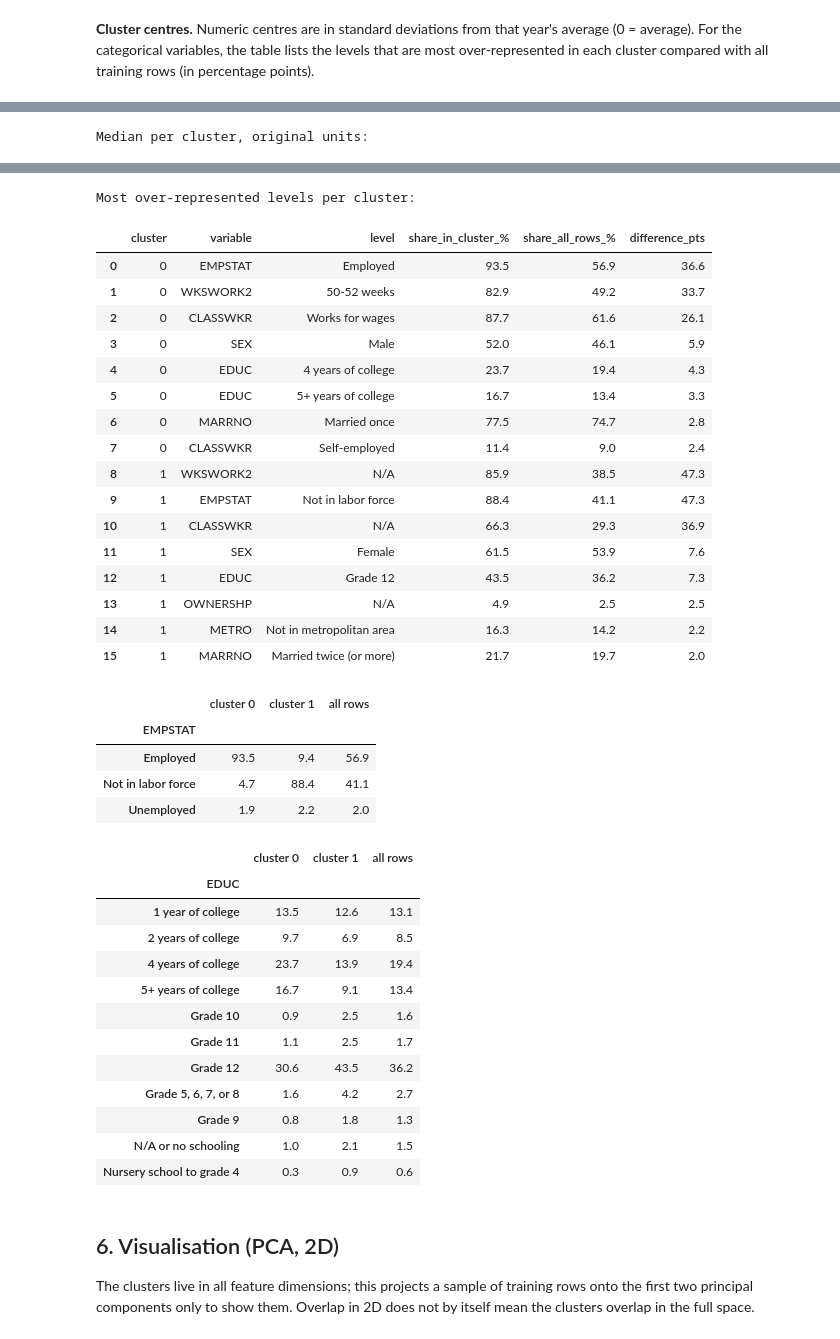
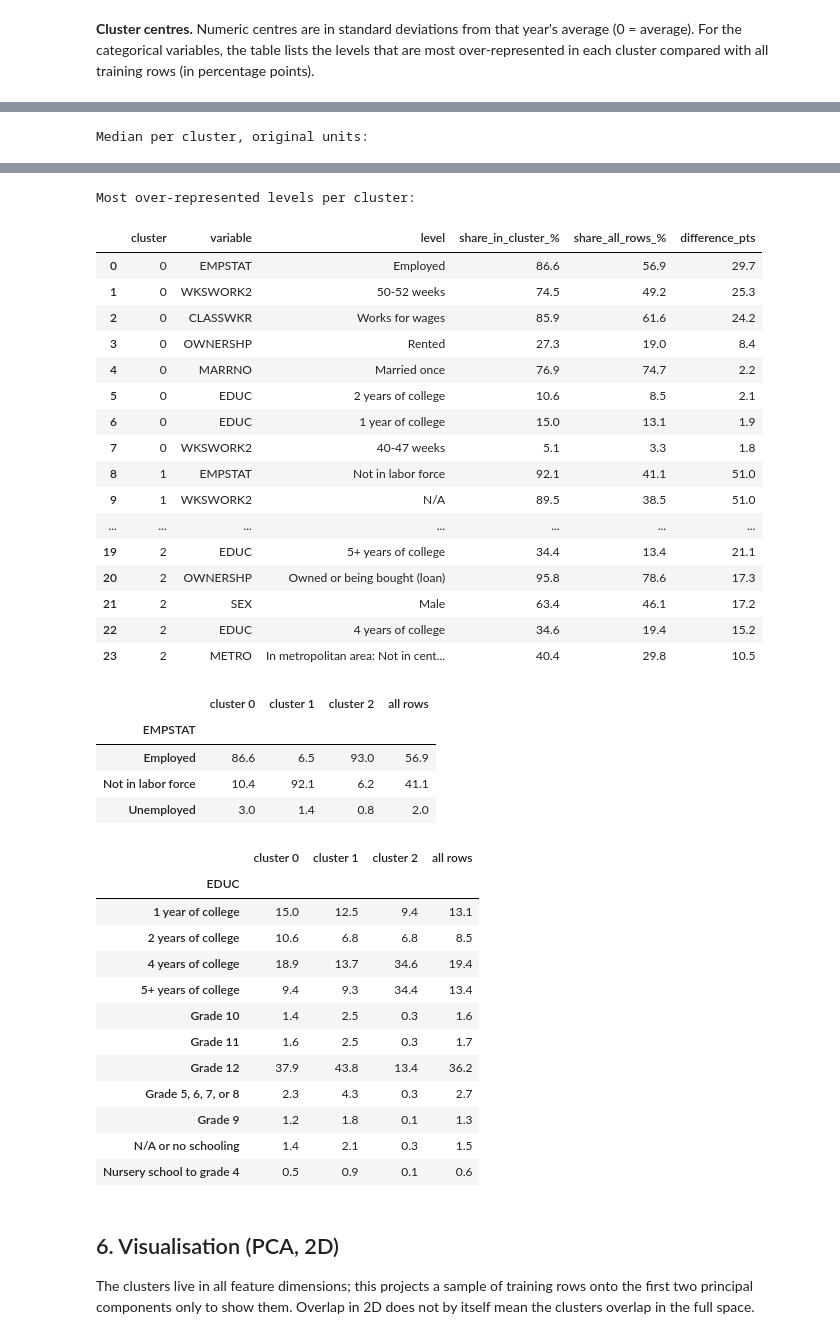
Before and after one commit to borodooovitsyn/divorce-analysis, a Jupyter notebook: KMeans_Clustering.ipynb, the cells around one changed output, grey strips where cells are left out. Saved outputs shown, nothing was run; the diff lists cells and outputs as text; code cells hidden in the pictures.

Commit message:
Logistic regression 1st version added
+ tested K=3 for clustering

```diff
--- a/KMeans_Clustering.ipynb
+++ b/KMeans_Clustering.ipynb
@@ -239,6 +239,8 @@ save_fig(fig, "kmeans_choose_k")
 Full k-means (Lloyd's algorithm) with the chosen k on **all** training rows. Test rows are then assigned to the
 nearest centre: if the indices are similar on both, the clusters are not an artefact of the training sample.
 # %%
+rng = np.random.default_rng(SEED)
+K=3
 t0 = time.time()
 km = KMeans(n_clusters=K, n_init=3, random_state=SEED).fit(X_tr)
 lab_tr, lab_te = km.labels_, km.predict(X_te)
@@ -267,6 +269,7 @@ KMeans k=2 on 4,513,467 rows: 10s, 12 iterations
 The divorce rates are weighted with `PERWT`, so they compare directly with the population rate. A cluster well
 above the overall rate is a group with a high share of recent divorces.
 # %%
+K=3
 def wrate(mask):
     return 100 * np.average(y[mask], weights=w[mask]) if mask.any() else np.nan
 
@@ -319,6 +325,7 @@ Share of each cluster's rows from each year (%):
 categorical variables, the table lists the levels that are most over-represented in each cluster compared with
 all training rows (in percentage points).
 # %%
+K = 3
 centres = pd.DataFrame(km.cluster_centers_, columns=FEATURES)
 num_c = centres[NUM_COLS]
 fig, ax = plt.subplots(figsize=(0.75 * len(NUM_COLS) + 2, 0.5 * K + 1.5))
@@ -350,4 +358,5 @@ with pd.option_context("display.max_colwidth", None):
 # %%
+K = 3
 # Clusters in original units (training rows). Values are cleaned (capped, imputed) but not scaled.
 tr_df = df.loc[train].assign(cluster=lab_tr)
 
@@ -419,39 +428,39 @@ Median per cluster, original units:
 Most over-represented levels per cluster:
 |  | cluster | variable | level | share_in_cluster_% | share_all_rows_% | difference_pts |
-| 0 | 0 | EMPSTAT | Employed | 93.5 | 56.9 | 36.6 |
-| 1 | 0 | WKSWORK2 | 50-52 weeks | 82.9 | 49.2 | 33.7 |
-| 2 | 0 | CLASSWKR | Works for wages | 87.7 | 61.6 | 26.1 |
-| 3 | 0 | SEX | Male | 52.0 | 46.1 | 5.9 |
-| 4 | 0 | EDUC | 4 years of college | 23.7 | 19.4 | 4.3 |
-| 5 | 0 | EDUC | 5+ years of college | 16.7 | 13.4 | 3.3 |
-| 6 | 0 | MARRNO | Married once | 77.5 | 74.7 | 2.8 |
-| 7 | 0 | CLASSWKR | Self-employed | 11.4 | 9.0 | 2.4 |
-| 8 | 1 | WKSWORK2 | N/A | 85.9 | 38.5 | 47.3 |
-| 9 | 1 | EMPSTAT | Not in labor force | 88.4 | 41.1 | 47.3 |
-| 10 | 1 | CLASSWKR | N/A | 66.3 | 29.3 | 36.9 |
-| 11 | 1 | SEX | Female | 61.5 | 53.9 | 7.6 |
-| 12 | 1 | EDUC | Grade 12 | 43.5 | 36.2 | 7.3 |
-| 13 | 1 | OWNERSHP | N/A | 4.9 | 2.5 | 2.5 |
-| 14 | 1 | METRO | Not in metropolitan area | 16.3 | 14.2 | 2.2 |
-| 15 | 1 | MARRNO | Married twice (or more) | 21.7 | 19.7 | 2.0 |
+| 0 | 0 | EMPSTAT | Employed | 86.6 | 56.9 | 29.7 |
+| 1 | 0 | WKSWORK2 | 50-52 weeks | 74.5 | 49.2 | 25.3 |
+| 2 | 0 | CLASSWKR | Works for wages | 85.9 | 61.6 | 24.2 |
+| 3 | 0 | OWNERSHP | Rented | 27.3 | 19.0 | 8.4 |
+| 4 | 0 | MARRNO | Married once | 76.9 | 74.7 | 2.2 |
+| 5 | 0 | EDUC | 2 years of college | 10.6 | 8.5 | 2.1 |
+| 6 | 0 | EDUC | 1 year of college | 15.0 | 13.1 | 1.9 |
+| 7 | 0 | WKSWORK2 | 40-47 weeks | 5.1 | 3.3 | 1.8 |
+| 8 | 1 | EMPSTAT | Not in labor force | 92.1 | 41.1 | 51.0 |
+| 9 | 1 | WKSWORK2 | N/A | 89.5 | 38.5 | 51.0 |
+| ... | ... | ... | ... | ... | ... | ... |
+| 19 | 2 | EDUC | 5+ years of college | 34.4 | 13.4 | 21.1 |
+| 20 | 2 | OWNERSHP | Owned or being bought (loan) | 95.8 | 78.6 | 17.3 |
+| 21 | 2 | SEX | Male | 63.4 | 46.1 | 17.2 |
+| 22 | 2 | EDUC | 4 years of college | 34.6 | 19.4 | 15.2 |
+| 23 | 2 | METRO | In metropolitan area: Not in cent... | 40.4 | 29.8 | 10.5 |
-|  | cluster 0 | cluster 1 | all rows |
-| EMPSTAT |  |  |  |
-| Employed | 93.5 | 9.4 | 56.9 |
-| Not in labor force | 4.7 | 88.4 | 41.1 |
-| Unemployed | 1.9 | 2.2 | 2.0 |
+|  | cluster 0 | cluster 1 | cluster 2 | all rows |
+| EMPSTAT |  |  |  |  |
+| Employed | 86.6 | 6.5 | 93.0 | 56.9 |
+| Not in labor force | 10.4 | 92.1 | 6.2 | 41.1 |
+| Unemployed | 3.0 | 1.4 | 0.8 | 2.0 |
-|  | cluster 0 | cluster 1 | all rows |
-| EDUC |  |  |  |
-| 1 year of college | 13.5 | 12.6 | 13.1 |
-| 2 years of college | 9.7 | 6.9 | 8.5 |
-| 4 years of college | 23.7 | 13.9 | 19.4 |
-| 5+ years of college | 16.7 | 9.1 | 13.4 |
-| Grade 10 | 0.9 | 2.5 | 1.6 |
-| Grade 11 | 1.1 | 2.5 | 1.7 |
-| Grade 12 | 30.6 | 43.5 | 36.2 |
-| Grade 5, 6, 7, or 8 | 1.6 | 4.2 | 2.7 |
-| Grade 9 | 0.8 | 1.8 | 1.3 |
-| N/A or no schooling | 1.0 | 2.1 | 1.5 |
-| Nursery school to grade 4 | 0.3 | 0.9 | 0.6 |
+|  | cluster 0 | cluster 1 | cluster 2 | all rows |
+| EDUC |  |  |  |  |
+| 1 year of college | 15.0 | 12.5 | 9.4 | 13.1 |
+| 2 years of college | 10.6 | 6.8 | 6.8 | 8.5 |
+| 4 years of college | 18.9 | 13.7 | 34.6 | 19.4 |
+| 5+ years of college | 9.4 | 9.3 | 34.4 | 13.4 |
+| Grade 10 | 1.4 | 2.5 | 0.3 | 1.6 |
+| Grade 11 | 1.6 | 2.5 | 0.3 | 1.7 |
+| Grade 12 | 37.9 | 43.8 | 13.4 | 36.2 |
+| Grade 5, 6, 7, or 8 | 2.3 | 4.3 | 0.3 | 2.7 |
+| Grade 9 | 1.2 | 1.8 | 0.1 | 1.3 |
+| N/A or no schooling | 1.4 | 2.1 | 0.3 | 1.5 |
+| Nursery school to grade 4 | 0.5 | 0.9 | 0.1 | 0.6 |
 # %% [markdown]
 ## 6. Visualisation (PCA, 2D)
 
```
Also changed, not shown: parts of 11 cells of this notebook, 1 other file.
